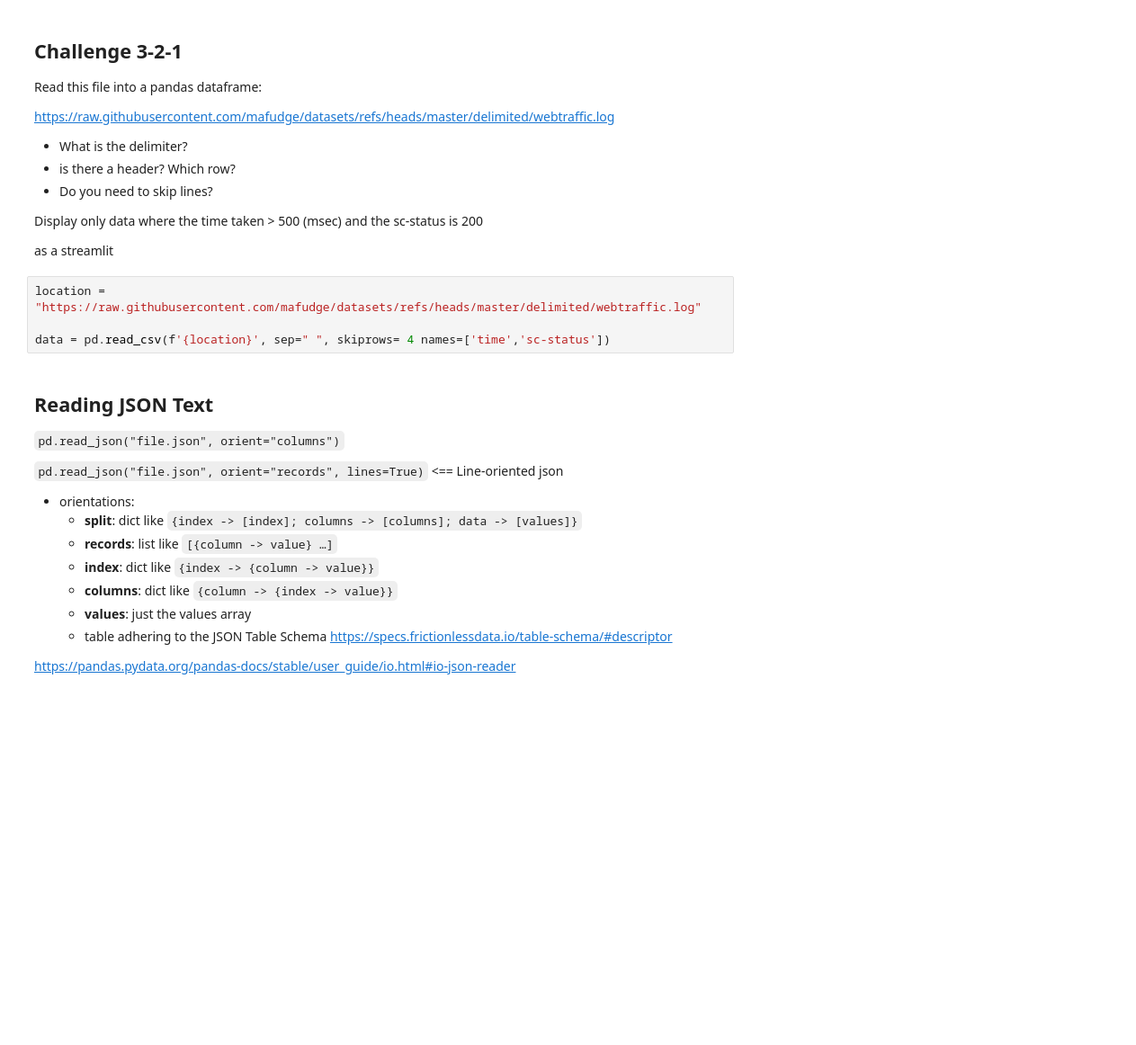
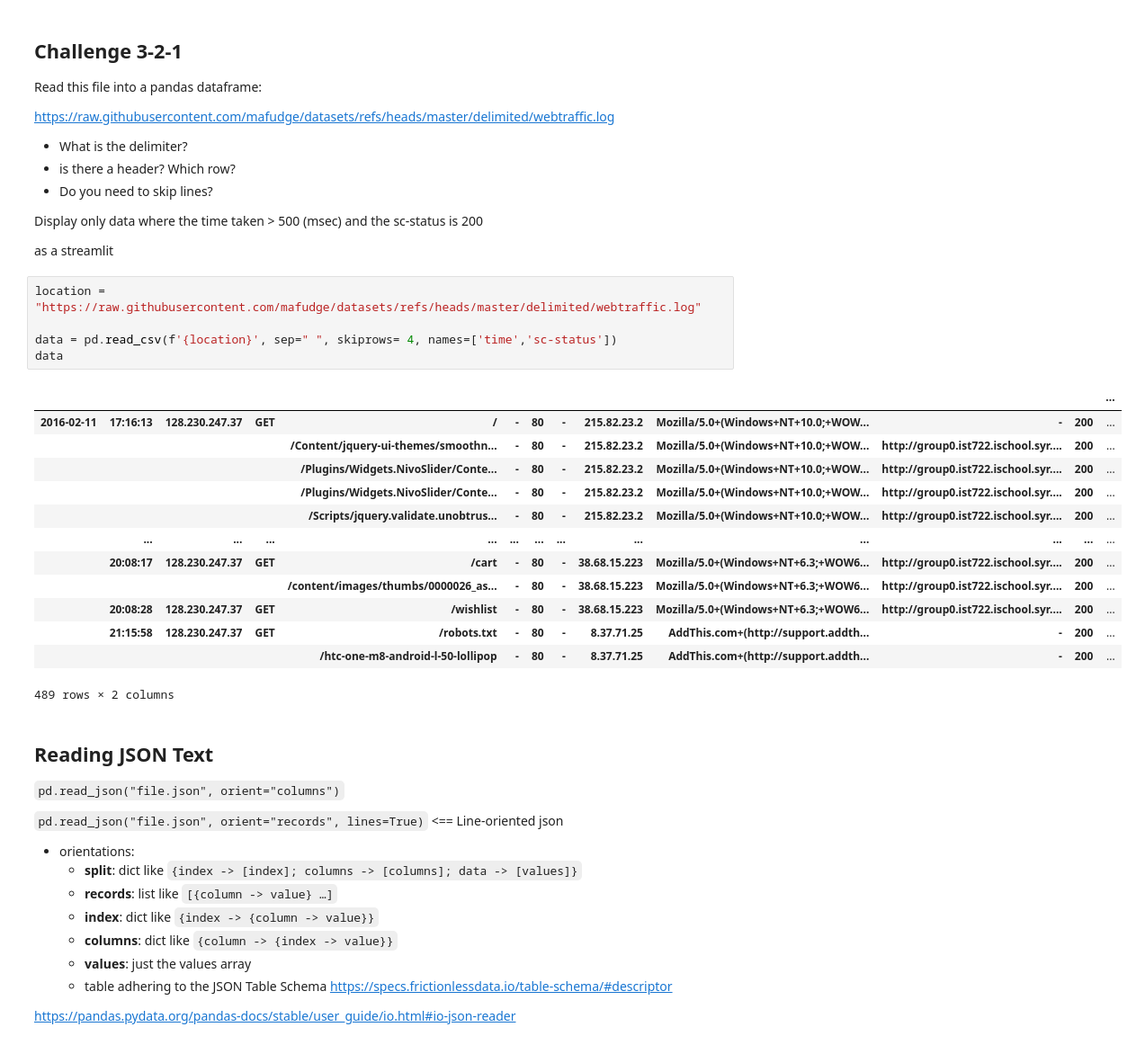
Before and after one commit to KeziaR/ist356, a Jupyter notebook: 3-data/3-2-slides.ipynb, the cells around one changed output. Shown at 90% size. Cells and saved outputs as stored; diff of their text form; blank space fills up the shorter version.

```diff
--- a/3-data/3-2-slides.ipynb
+++ b/3-data/3-2-slides.ipynb
@@ -100,7 +100,22 @@ as a streamlit
 # %%
 location = "https://raw.githubusercontent.com/mafudge/datasets/refs/heads/master/delimited/webtraffic.log"
 
-data = pd.read_csv(f'{location}', sep=" ", skiprows= 4 names=['time','sc-status'])
+data = pd.read_csv(f'{location}', sep=" ", skiprows= 4, names=['time','sc-status'])
+data
+# %% [output]
+|  |  |  |  |  |  |  |  |  |  |  |  | ... |
+| 2016-02-11 | 17:16:13 | 128.230.247.37 | GET | / | - | 80 | - | 215.82.23.2 | Mozilla/5.0+(Windows+NT+10.0;+WOW... | - | 200 | ... |
+|  |  |  |  | /Content/jquery-ui-themes/smoothn... | - | 80 | - | 215.82.23.2 | Mozilla/5.0+(Windows+NT+10.0;+WOW... | http://group0.ist722.ischool.syr.... | 200 | ... |
+|  |  |  |  | /Plugins/Widgets.NivoSlider/Conte... | - | 80 | - | 215.82.23.2 | Mozilla/5.0+(Windows+NT+10.0;+WOW... | http://group0.ist722.ischool.syr.... | 200 | ... |
+|  |  |  |  | /Plugins/Widgets.NivoSlider/Conte... | - | 80 | - | 215.82.23.2 | Mozilla/5.0+(Windows+NT+10.0;+WOW... | http://group0.ist722.ischool.syr.... | 200 | ... |
+|  |  |  |  | /Scripts/jquery.validate.unobtrus... | - | 80 | - | 215.82.23.2 | Mozilla/5.0+(Windows+NT+10.0;+WOW... | http://group0.ist722.ischool.syr.... | 200 | ... |
+|  | ... | ... | ... | ... | ... | ... | ... | ... | ... | ... | ... | ... |
+|  | 20:08:17 | 128.230.247.37 | GET | /cart | - | 80 | - | 38.68.15.223 | Mozilla/5.0+(Windows+NT+6.3;+WOW6... | http://group0.ist722.ischool.syr.... | 200 | ... |
+|  |  |  |  | /content/images/thumbs/0000026_as... | - | 80 | - | 38.68.15.223 | Mozilla/5.0+(Windows+NT+6.3;+WOW6... | http://group0.ist722.ischool.syr.... | 200 | ... |
+|  | 20:08:28 | 128.230.247.37 | GET | /wishlist | - | 80 | - | 38.68.15.223 | Mozilla/5.0+(Windows+NT+6.3;+WOW6... | http://group0.ist722.ischool.syr.... | 200 | ... |
+|  | 21:15:58 | 128.230.247.37 | GET | /robots.txt | - | 80 | - | 8.37.71.25 | AddThis.com+(http://support.addth... | - | 200 | ... |
+|  |  |  |  | /htc-one-m8-android-l-50-lollipop | - | 80 | - | 8.37.71.25 | AddThis.com+(http://support.addth... | - | 200 | ... |
+489 rows × 2 columns
 # %% [markdown]
 ## Reading JSON Text
 
```
Also changed, not shown: 8 other files.
